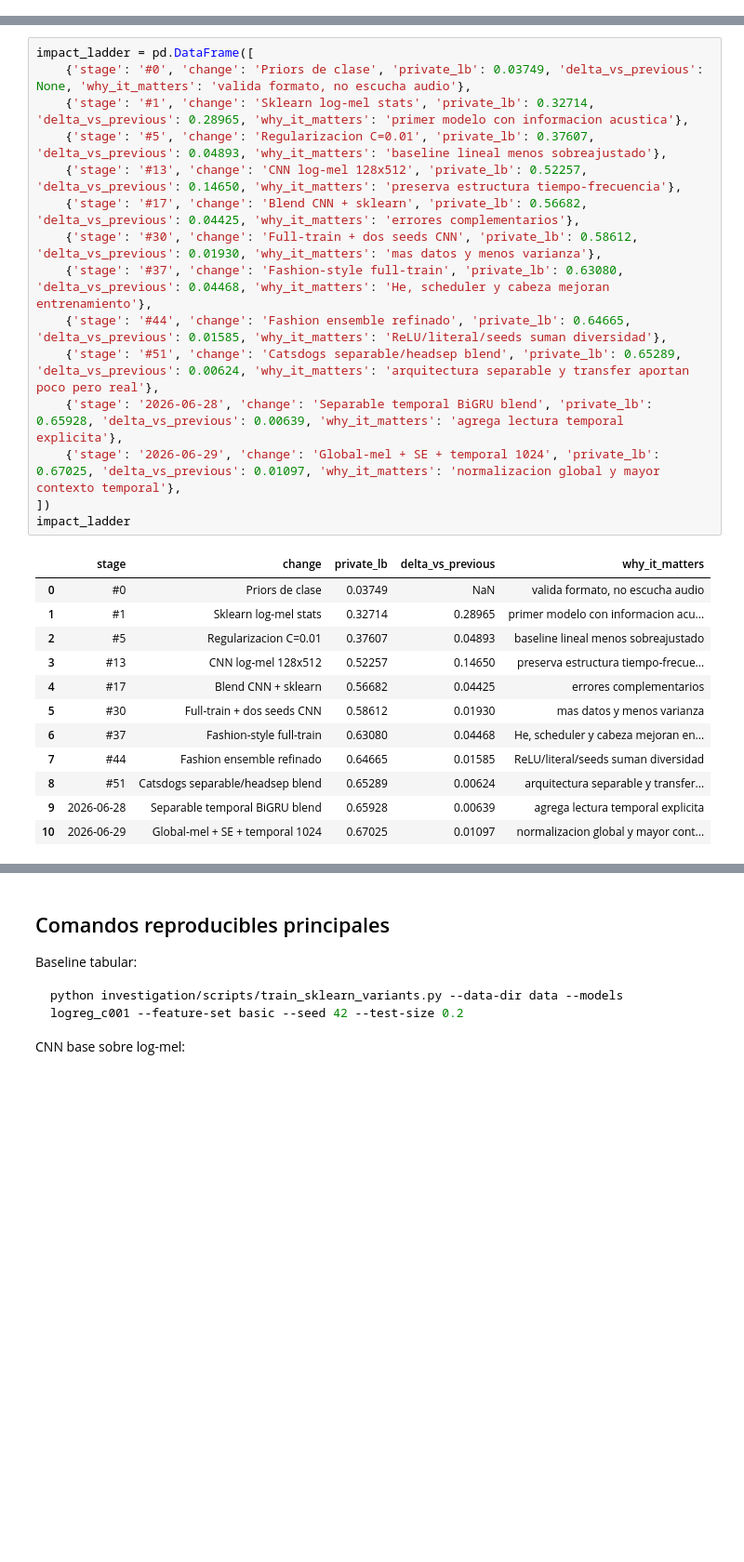
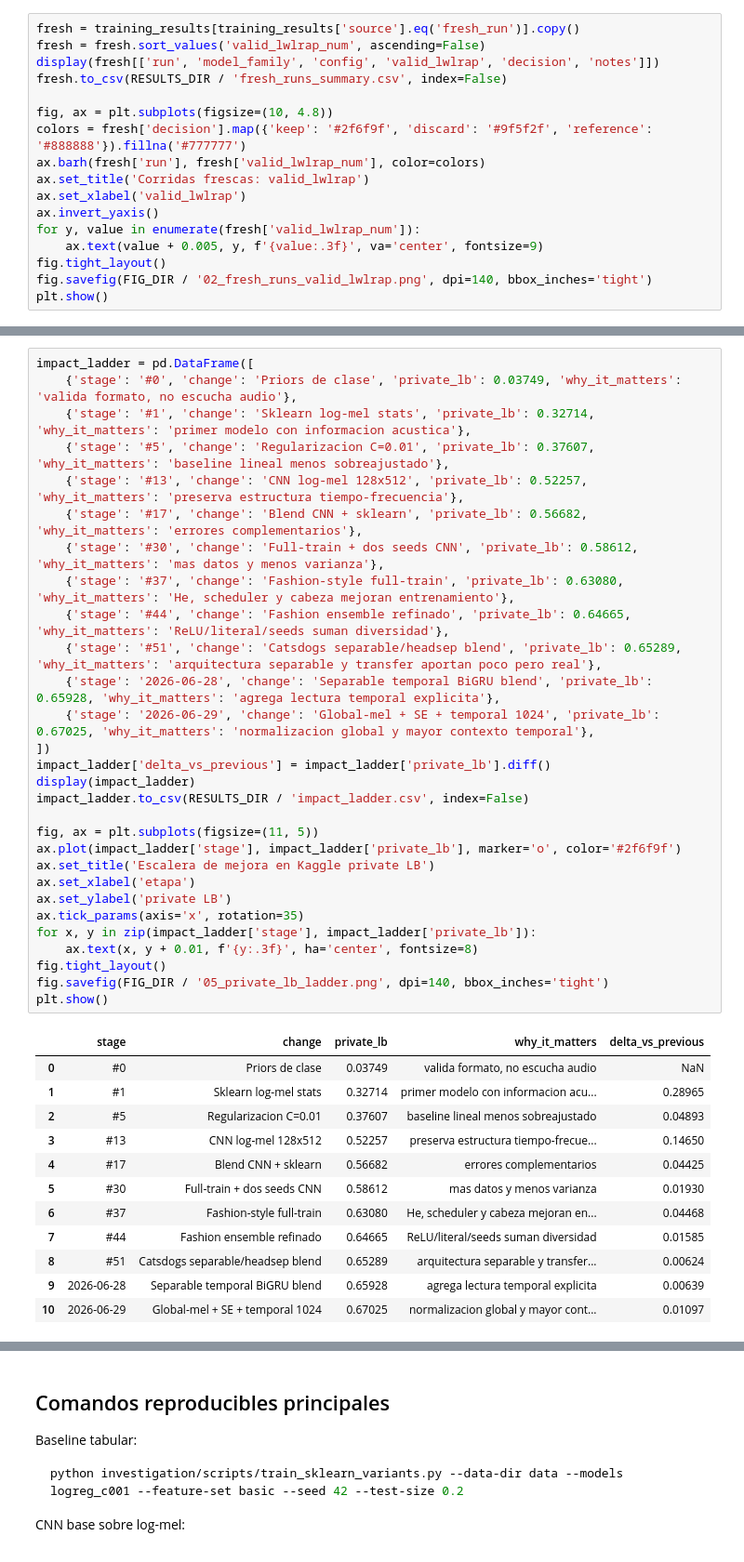
Before and after one commit to srodriguez-lefebre/2_TallerAA, a Jupyter notebook: 03_entrenamiento/01_baselines_y_modelos.ipynb, the cells around one changed output, grey strips where cells are left out. Shown at 93% size. Cells and saved outputs as stored; diff of their text form; blank space fills up the shorter version.

Commit message:
Add final deliverables and component documentation for audio classification system

```diff
--- a/03_entrenamiento/01_baselines_y_modelos.ipynb
+++ b/03_entrenamiento/01_baselines_y_modelos.ipynb
@@ -39,0 +104,17 @@ Estos son los hitos que hay que contar en la entrega. No todos son una corrida f
+# %%
+fresh = training_results[training_results['source'].eq('fresh_run')].copy()
+fresh = fresh.sort_values('valid_lwlrap_num', ascending=False)
+display(fresh[['run', 'model_family', 'config', 'valid_lwlrap', 'decision', 'notes']])
+fresh.to_csv(RESULTS_DIR / 'fresh_runs_summary.csv', index=False)
+
+fig, ax = plt.subplots(figsize=(10, 4.8))
+colors = fresh['decision'].map({'keep': '#2f6f9f', 'discard': '#9f5f2f', 'reference': '#888888'}).fillna('#777777')
+ax.barh(fresh['run'], fresh['valid_lwlrap_num'], color=colors)
+ax.set_title('Corridas frescas: valid_lwlrap')
+ax.set_xlabel('valid_lwlrap')
+ax.invert_yaxis()
+for y, value in enumerate(fresh['valid_lwlrap_num']):
+    ax.text(value + 0.005, y, f'{value:.3f}', va='center', fontsize=9)
+fig.tight_layout()
+fig.savefig(FIG_DIR / '02_fresh_runs_valid_lwlrap.png', dpi=140, bbox_inches='tight')
+plt.show()
@@ -40,28 +216,42 @@ Estos son los hitos que hay que contar en la entrega. No todos son una corrida f
 # %%
 impact_ladder = pd.DataFrame([
-    {'stage': '#0', 'change': 'Priors de clase', 'private_lb': 0.03749, 'delta_vs_previous': None, 'why_it_matters': 'valida formato, no escucha audio'},
-    {'stage': '#1', 'change': 'Sklearn log-mel stats', 'private_lb': 0.32714, 'delta_vs_previous': 0.28965, 'why_it_matters': 'primer modelo con informacion acustica'},
-    {'stage': '#5', 'change': 'Regularizacion C=0.01', 'private_lb': 0.37607, 'delta_vs_previous': 0.04893, 'why_it_matters': 'baseline lineal menos sobreajustado'},
-    {'stage': '#13', 'change': 'CNN log-mel 128x512', 'private_lb': 0.52257, 'delta_vs_previous': 0.14650, 'why_it_matters': 'preserva estructura tiempo-frecuencia'},
-    {'stage': '#17', 'change': 'Blend CNN + sklearn', 'private_lb': 0.56682, 'delta_vs_previous': 0.04425, 'why_it_matters': 'errores complementarios'},
-    {'stage': '#30', 'change': 'Full-train + dos seeds CNN', 'private_lb': 0.58612, 'delta_vs_previous': 0.01930, 'why_it_matters': 'mas datos y menos varianza'},
-    {'stage': '#37', 'change': 'Fashion-style full-train', 'private_lb': 0.63080, 'delta_vs_previous': 0.04468, 'why_it_matters': 'He, scheduler y cabeza mejoran entrenamiento'},
-    {'stage': '#44', 'change': 'Fashion ensemble refinado', 'private_lb': 0.64665, 'delta_vs_previous': 0.01585, 'why_it_matters': 'ReLU/literal/seeds suman diversidad'},
-    {'stage': '#51', 'change': 'Catsdogs separable/headsep blend', 'private_lb': 0.65289, 'delta_vs_previous': 0.00624, 'why_it_matters': 'arquitectura separable y transfer aportan poco pero real'},
-    {'stage': '2026-06-28', 'change': 'Separable temporal BiGRU blend', 'private_lb': 0.65928, 'delta_vs_previous': 0.00639, 'why_it_matters': 'agrega lectura temporal explicita'},
-    {'stage': '2026-06-29', 'change': 'Global-mel + SE + temporal 1024', 'private_lb': 0.67025, 'delta_vs_previous': 0.01097, 'why_it_matters': 'normalizacion global y mayor contexto temporal'},
+    {'stage': '#0', 'change': 'Priors de clase', 'private_lb': 0.03749, 'why_it_matters': 'valida formato, no escucha audio'},
+    {'stage': '#1', 'change': 'Sklearn log-mel stats', 'private_lb': 0.32714, 'why_it_matters': 'primer modelo con informacion acustica'},
+    {'stage': '#5', 'change': 'Regularizacion C=0.01', 'private_lb': 0.37607, 'why_it_matters': 'baseline lineal menos sobreajustado'},
+    {'stage': '#13', 'change': 'CNN log-mel 128x512', 'private_lb': 0.52257, 'why_it_matters': 'preserva estructura tiempo-frecuencia'},
+    {'stage': '#17', 'change': 'Blend CNN + sklearn', 'private_lb': 0.56682, 'why_it_matters': 'errores complementarios'},
+    {'stage': '#30', 'change': 'Full-train + dos seeds CNN', 'private_lb': 0.58612, 'why_it_matters': 'mas datos y menos varianza'},
+    {'stage': '#37', 'change': 'Fashion-style full-train', 'private_lb': 0.63080, 'why_it_matters': 'He, scheduler y cabeza mejoran entrenamiento'},
+    {'stage': '#44', 'change': 'Fashion ensemble refinado', 'private_lb': 0.64665, 'why_it_matters': 'ReLU/literal/seeds suman diversidad'},
+    {'stage': '#51', 'change': 'Catsdogs separable/headsep blend', 'private_lb': 0.65289, 'why_it_matters': 'arquitectura separable y transfer aportan poco pero real'},
+    {'stage': '2026-06-28', 'change': 'Separable temporal BiGRU blend', 'private_lb': 0.65928, 'why_it_matters': 'agrega lectura temporal explicita'},
+    {'stage': '2026-06-29', 'change': 'Global-mel + SE + temporal 1024', 'private_lb': 0.67025, 'why_it_matters': 'normalizacion global y mayor contexto temporal'},
 ])
-impact_ladder
+impact_ladder['delta_vs_previous'] = impact_ladder['private_lb'].diff()
+display(impact_ladder)
+impact_ladder.to_csv(RESULTS_DIR / 'impact_ladder.csv', index=False)
+
+fig, ax = plt.subplots(figsize=(11, 5))
+ax.plot(impact_ladder['stage'], impact_ladder['private_lb'], marker='o', color='#2f6f9f')
+ax.set_title('Escalera de mejora en Kaggle private LB')
+ax.set_xlabel('etapa')
+ax.set_ylabel('private LB')
+ax.tick_params(axis='x', rotation=35)
+for x, y in zip(impact_ladder['stage'], impact_ladder['private_lb']):
+    ax.text(x, y + 0.01, f'{y:.3f}', ha='center', fontsize=8)
+fig.tight_layout()
+fig.savefig(FIG_DIR / '05_private_lb_ladder.png', dpi=140, bbox_inches='tight')
+plt.show()
 # %% [output]
-|  | stage | change | private_lb | delta_vs_previous | why_it_matters |
-| 0 | #0 | Priors de clase | 0.03749 | NaN | valida formato, no escucha audio |
-| 1 | #1 | Sklearn log-mel stats | 0.32714 | 0.28965 | primer modelo con informacion acu... |
-| 2 | #5 | Regularizacion C=0.01 | 0.37607 | 0.04893 | baseline lineal menos sobreajustado |
-| 3 | #13 | CNN log-mel 128x512 | 0.52257 | 0.14650 | preserva estructura tiempo-frecue... |
-| 4 | #17 | Blend CNN + sklearn | 0.56682 | 0.04425 | errores complementarios |
-| 5 | #30 | Full-train + dos seeds CNN | 0.58612 | 0.01930 | mas datos y menos varianza |
-| 6 | #37 | Fashion-style full-train | 0.63080 | 0.04468 | He, scheduler y cabeza mejoran en... |
-| 7 | #44 | Fashion ensemble refinado | 0.64665 | 0.01585 | ReLU/literal/seeds suman diversidad |
-| 8 | #51 | Catsdogs separable/headsep blend | 0.65289 | 0.00624 | arquitectura separable y transfer... |
-| 9 | 2026-06-28 | Separable temporal BiGRU blend | 0.65928 | 0.00639 | agrega lectura temporal explicita |
-| 10 | 2026-06-29 | Global-mel + SE + temporal 1024 | 0.67025 | 0.01097 | normalizacion global y mayor cont... |
+|  | stage | change | private_lb | why_it_matters | delta_vs_previous |
+| 0 | #0 | Priors de clase | 0.03749 | valida formato, no escucha audio | NaN |
+| 1 | #1 | Sklearn log-mel stats | 0.32714 | primer modelo con informacion acu... | 0.28965 |
+| 2 | #5 | Regularizacion C=0.01 | 0.37607 | baseline lineal menos sobreajustado | 0.04893 |
+| 3 | #13 | CNN log-mel 128x512 | 0.52257 | preserva estructura tiempo-frecue... | 0.14650 |
+| 4 | #17 | Blend CNN + sklearn | 0.56682 | errores complementarios | 0.04425 |
+| 5 | #30 | Full-train + dos seeds CNN | 0.58612 | mas datos y menos varianza | 0.01930 |
+| 6 | #37 | Fashion-style full-train | 0.63080 | He, scheduler y cabeza mejoran en... | 0.04468 |
+| 7 | #44 | Fashion ensemble refinado | 0.64665 | ReLU/literal/seeds suman diversidad | 0.01585 |
+| 8 | #51 | Catsdogs separable/headsep blend | 0.65289 | arquitectura separable y transfer... | 0.00624 |
+| 9 | 2026-06-28 | Separable temporal BiGRU blend | 0.65928 | agrega lectura temporal explicita | 0.00639 |
+| 10 | 2026-06-29 | Global-mel + SE + temporal 1024 | 0.67025 | normalizacion global y mayor cont... | 0.01097 |
```
Also changed, not shown: parts of 27 cells of this notebook, 16 other files.
